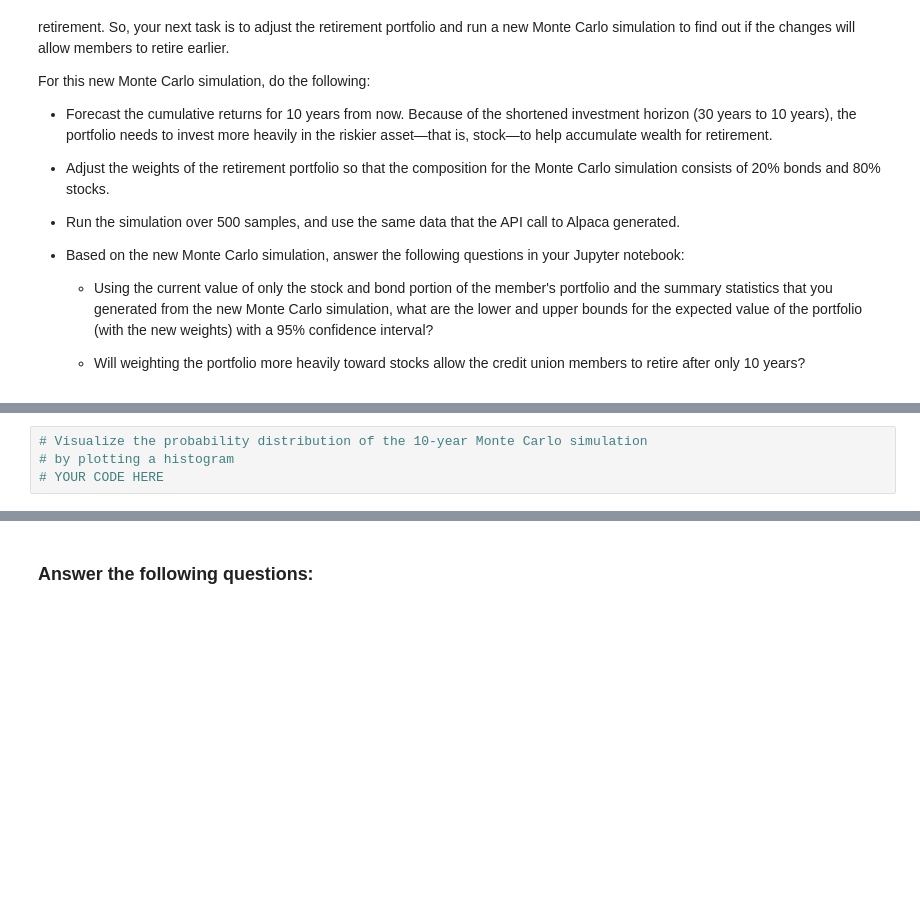
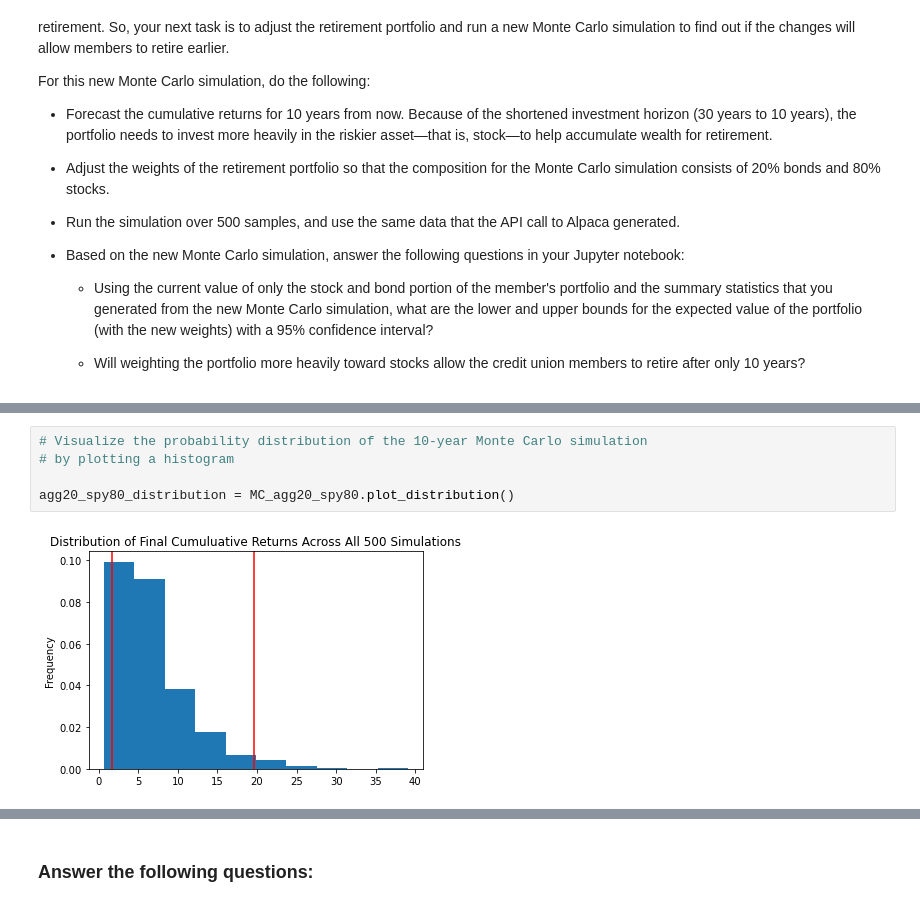
Before and after one commit to ThusSpokeZarate/emergency-and-retirement-plans, a Jupyter notebook: financial_planning_tools.ipynb, the cells around one changed output, grey strips where cells are left out. Cells and saved outputs as stored; diff of their text form; blank space fills up the shorter version.

```diff
--- a/financial_planning_tools.ipynb
+++ b/financial_planning_tools.ipynb
@@ -613,7 +660,10 @@ For this new Monte Carlo simulation, do the following:
 # %%
 # Visualize the probability distribution of the 10-year Monte Carlo simulation
 # by plotting a histogram
-# YOUR CODE HERE
+
+agg20_spy80_distribution = MC_agg20_spy80.plot_distribution()
+# %% [output]
+[figure, added]
 # %%
 # Generate summary statistics from the 10-year Monte Carlo simulation results
 # Save the results as a variable
```
Also changed, not shown: parts of 26 cells of this notebook.
